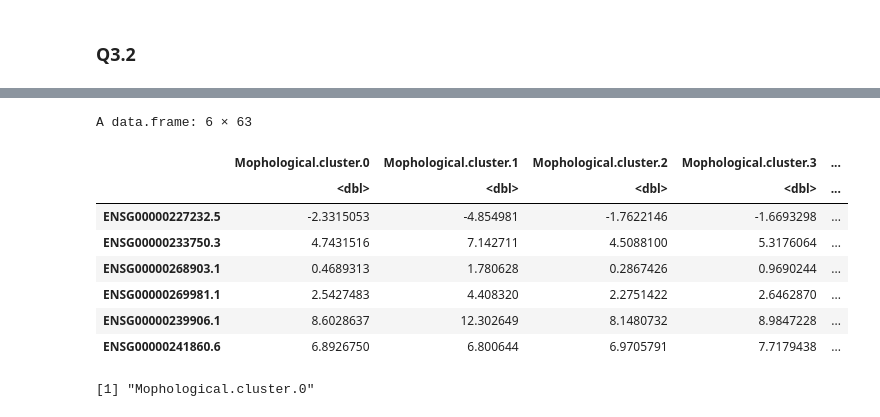
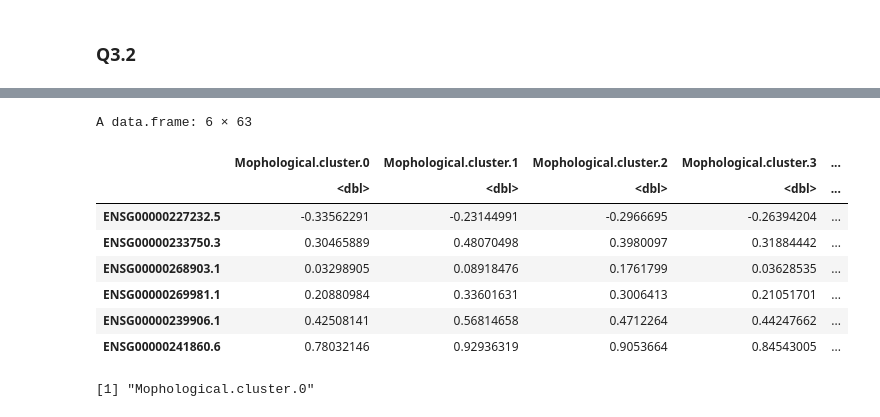
Before and after one commit to fstrijth/Functional-genomics-Karolien-Daan-Fien, a Jupyter notebook: Project_BINF_F402_group_2_R.ipynb, the cells around one changed output, grey strips where cells are left out. Cells and saved outputs as stored; diff of their text form; code cells hidden in the pictures.

```diff
--- a/Project_BINF_F402_group_2_R.ipynb
+++ b/Project_BINF_F402_group_2_R.ipynb
@@ -1420,17 +1320,0 @@ ik heb die opnieuw gemaakt via die code, ik heb eerst geprobeerd ze te extrahere
-# %%
-for (i in 1:length(rel_Morp)) {
-  one_rel_Morph <- rel_Morp[i]
-  print(one_rel_Morph)
-  #design: ~ cluster_i + cluster14
-  # cluster 14 is used as control: it contains irrelevant muscle tissue
-  des <- as.formula(paste("~", one_rel_Morph, "+", names(frequencies_clusters)[15]))
-  ddsfm <- DESeqDataSetFromMatrix(countData = RNA_read_counts,
-                                  colData = frequencies_clusters,
-                                  design = des)
-  ddsfm <- DESeq(ddsfm)
-  res <- results(ddsfm)
-  RNAPadj[,i] <- res$padj
-  RNAlog2[,i] <- res$log2FoldChange
-  RNAWald[,i] <- res$stat
-  RNAp[,i] <- res$pvalue
-}
@@ -1521,13 +1325,26 @@ geneNames <- RNA_read_counts[,1][MADvector >= 1.5]
-# %%
-head(RNAlog2)
-# %% [output]
-A data.frame: 6 × 63
-|  | Mophological.cluster.0 | Mophological.cluster.1 | Mophological.cluster.2 | Mophological.cluster.3 | ... |
-|  | <dbl> | <dbl> | <dbl> | <dbl> | ... |
-| ENSG00000227232.5 | -2.3315053 | -4.854981 | -1.7622146 | -1.6693298 | ... |
-| ENSG00000233750.3 | 4.7431516 | 7.142711 | 4.5088100 | 5.3176064 | ... |
-| ENSG00000268903.1 | 0.4689313 | 1.780628 | 0.2867426 | 0.9690244 | ... |
-| ENSG00000269981.1 | 2.5427483 | 4.408320 | 2.2751422 | 2.6462870 | ... |
-| ENSG00000239906.1 | 8.6028637 | 12.302649 | 8.1480732 | 8.9847228 | ... |
-| ENSG00000241860.6 | 6.8926750 | 6.800644 | 6.9705791 | 7.7179438 | ... |
+# %%
+rel_Morp = names(frequencies_clusters)[-c(15)]
+RNAlog2 = as.data.frame(do.call(cbind, lapply(stats, "[", , "log2FoldChange")))
+RNAp = as.data.frame(do.call(cbind, lapply(stats, "[", "pvalue")))
+# %%
+Ranking = data.frame(matrix(# make a ranking with a dataframe
+  NA, nrow = nrow(RNA_read_counts),
+  ncol = ncol(frequencies_clusters)-1
+))
+rownames(Ranking) <- rownames(RNA_read_counts)
+names(Ranking) <- c(rel_Morp)
+for (i in 1:ncol(Ranking)){
+  Ranking[,i] <- -sign(RNAlog2[,i])*log10(RNAp[,i])# every column is then transfromed into its value with the previous datasets
+}
+head(Ranking)
+# %% [output]
+A data.frame: 6 × 63
+|  | Mophological.cluster.0 | Mophological.cluster.1 | Mophological.cluster.2 | Mophological.cluster.3 | ... |
+|  | <dbl> | <dbl> | <dbl> | <dbl> | ... |
+| ENSG00000227232.5 | -0.33562291 | -0.23144991 | -0.2966695 | -0.26394204 | ... |
+| ENSG00000233750.3 | 0.30465889 | 0.48070498 | 0.3980097 | 0.31884442 | ... |
+| ENSG00000268903.1 | 0.03298905 | 0.08918476 | 0.1761799 | 0.03628535 | ... |
+| ENSG00000269981.1 | 0.20880984 | 0.33601631 | 0.3006413 | 0.21051701 | ... |
+| ENSG00000239906.1 | 0.42508141 | 0.56814658 | 0.4712264 | 0.44247662 | ... |
+| ENSG00000241860.6 | 0.78032146 | 0.92936319 | 0.9053664 | 0.84543005 | ... |
 # %%
```
Also changed, not shown: parts of 22 cells of this notebook.
